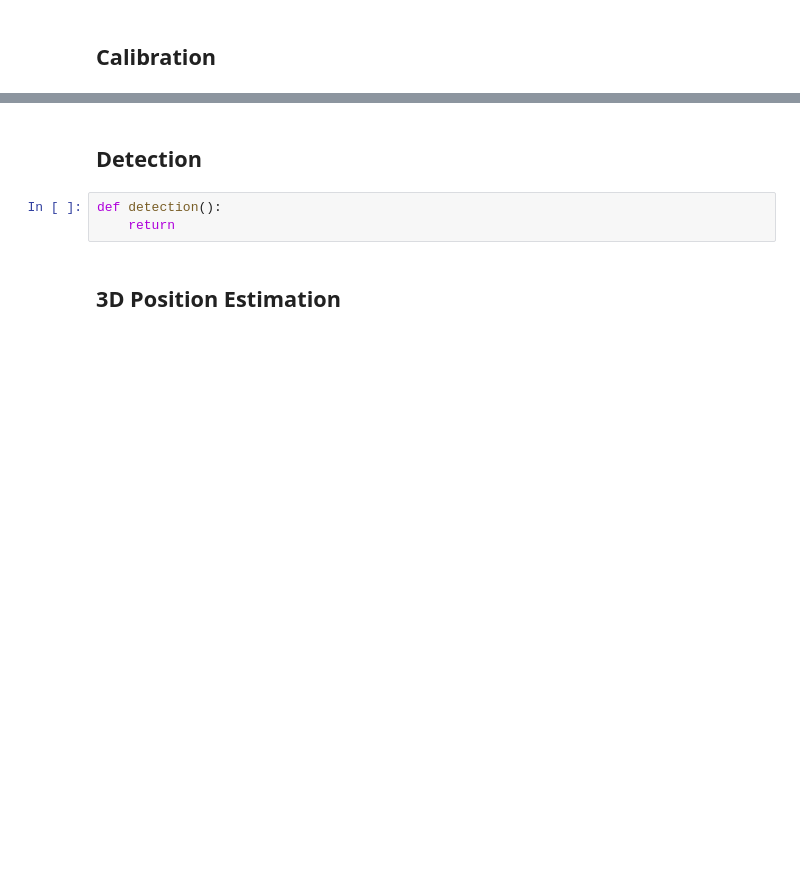
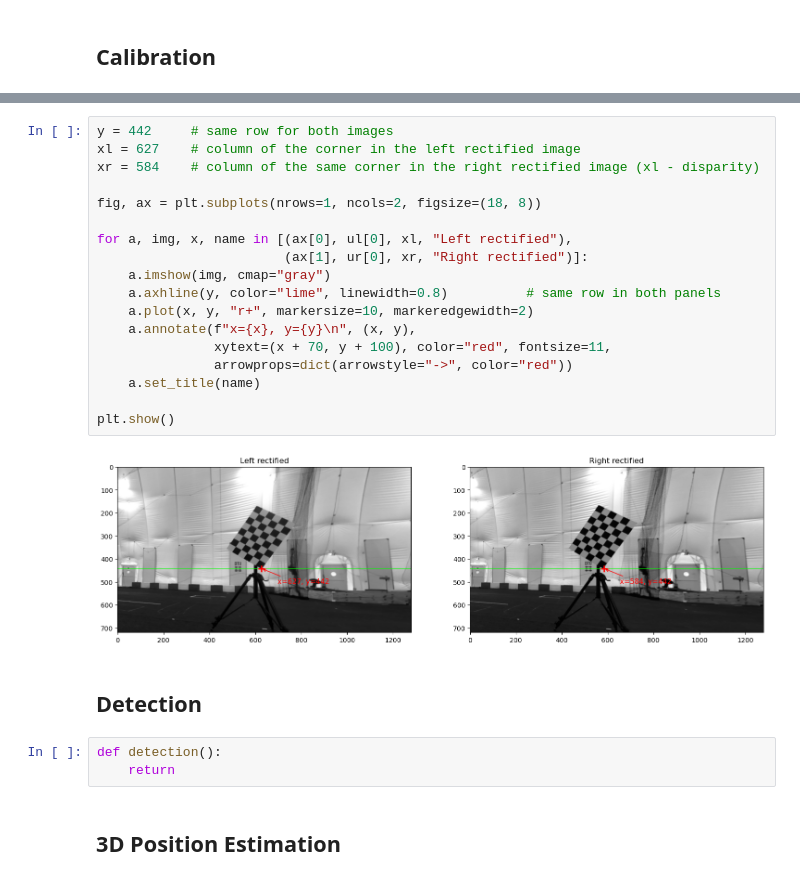
Before and after one commit to lbartelsDTU/Perception_34759_FP, a Jupyter notebook: group4_finalproject.ipynb, the cells around one changed output, grey strips where cells are left out. Cells and saved outputs as stored; diff of their text form; blank space fills up the shorter version.

```diff
--- a/group4_finalproject.ipynb
+++ b/group4_finalproject.ipynb
@@ -33,3 +196,23 @@ def calibration ():
+# %%
+y = 442     # same row for both images
+xl = 627    # column of the corner in the left rectified image
+xr = 584    # column of the same corner in the right rectified image (xl - disparity)
+
+fig, ax = plt.subplots(nrows=1, ncols=2, figsize=(18, 8))
+
+for a, img, x, name in [(ax[0], ul[0], xl, "Left rectified"),
+                        (ax[1], ur[0], xr, "Right rectified")]:
+    a.imshow(img, cmap="gray")
+    a.axhline(y, color="lime", linewidth=0.8)          # same row in both panels
+    a.plot(x, y, "r+", markersize=10, markeredgewidth=2)
+    a.annotate(f"x={x}, y={y}\n", (x, y),
+               xytext=(x + 70, y + 100), color="red", fontsize=11,
+               arrowprops=dict(arrowstyle="->", color="red"))
+    a.set_title(name)
+
+plt.show()
+# %% [output]
+[figure, added]
 # %% [markdown]
 ## Detection
 # %%
```
Also changed, not shown: parts of 8 cells of this notebook.
